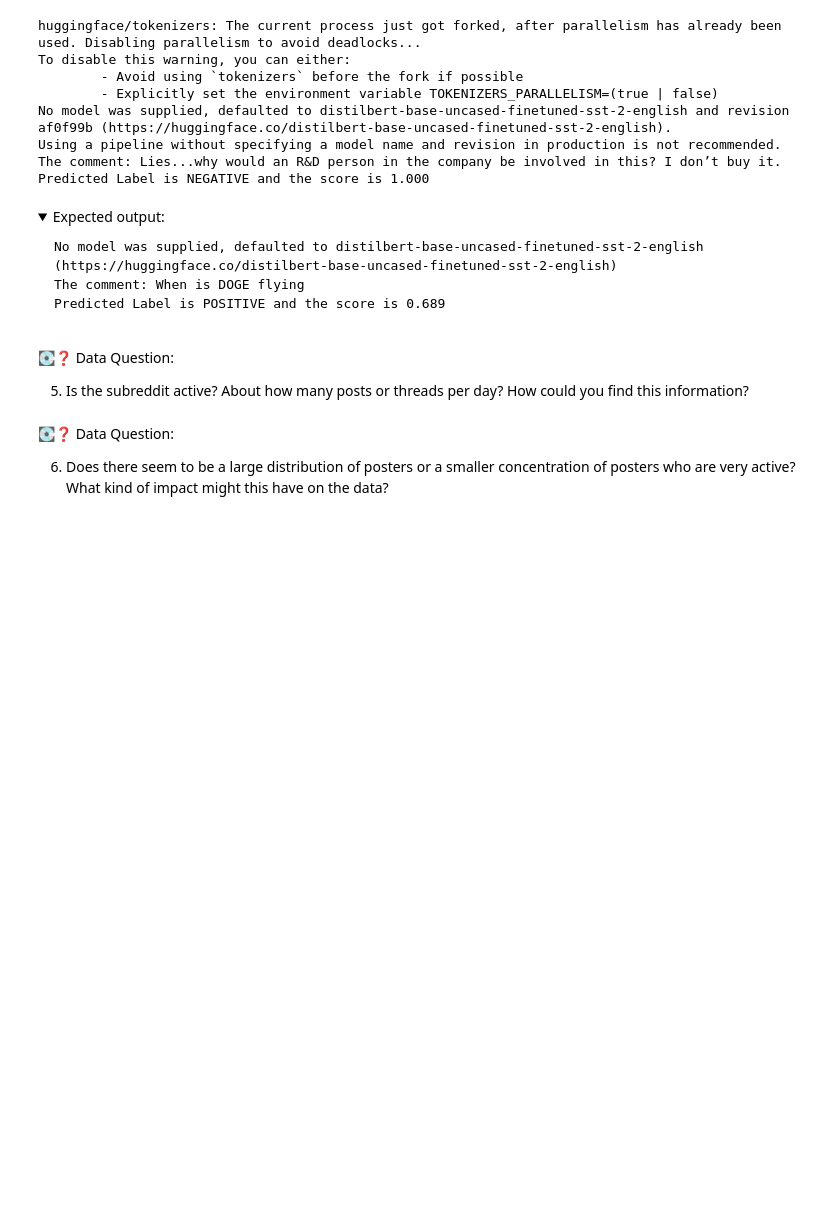
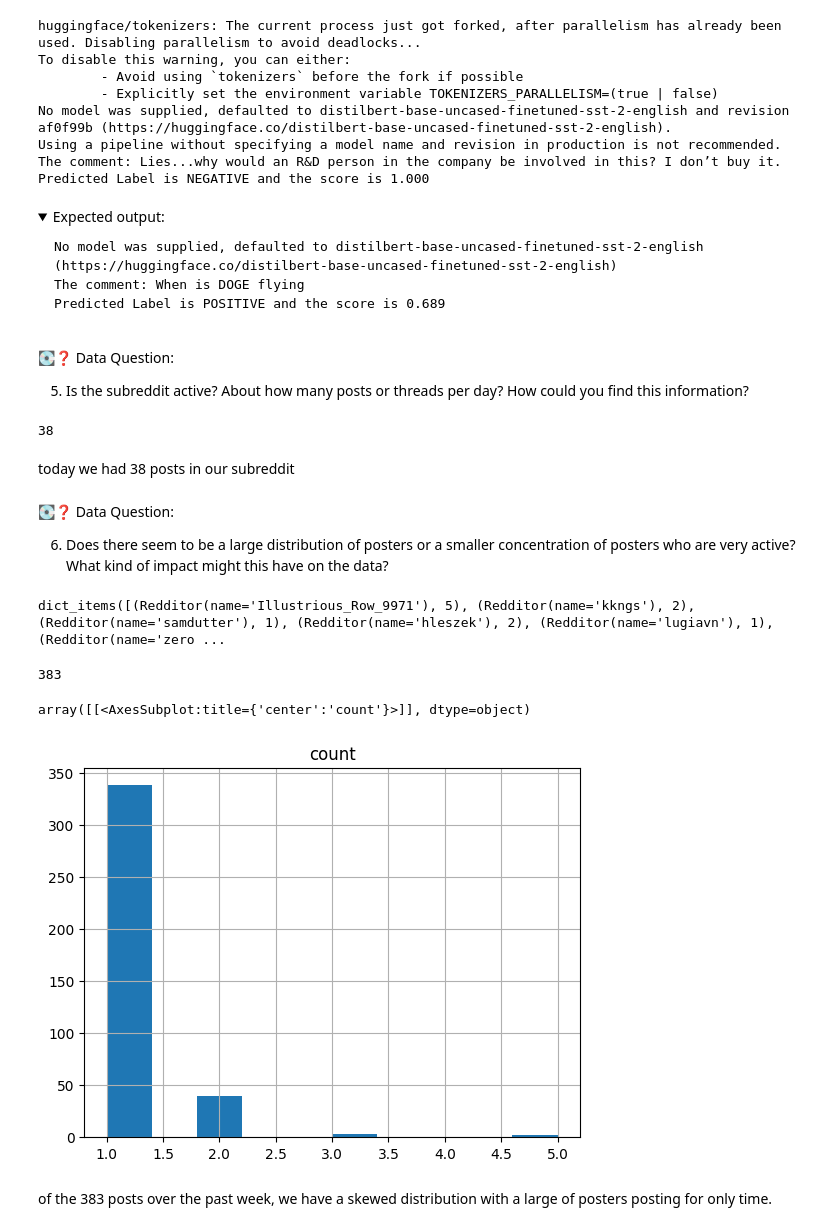
Before and after one commit to swethabez/mle-assign1, a Jupyter notebook: assignments/week-3-reddit-sentiment/analyze-sentiment-subreddit.ipynb, the cells around one changed output. Saved outputs shown, nothing was run; the diff lists cells and outputs as text; code cells hidden in the pictures; folded sections open; blank space fills up the shorter version.

```diff
--- a/assignments/week-3-reddit-sentiment/analyze-sentiment-subreddit.ipynb
+++ b/assignments/week-3-reddit-sentiment/analyze-sentiment-subreddit.ipynb
@@ -517,7 +530,46 @@ Predicted Label is NEGATIVE and the score is 1.000
 💽❓ Data Question:
 
 5. Is the subreddit active? About how many posts or threads per day? How could you find this information?
+# %%
+cntr=0
+for submission in subreddit.top(time_filter = 'day', limit = None):
+    for top_level_comment in submission.comments:
+            if isinstance(top_level_comment, MoreComments):
+                continue
+            cntr+=1
+
+cntr
+# %% [output]
+38
+# %% [markdown]
+today we had 38 posts in our subreddit
 # %% [markdown]
 💽❓ Data Question:
 
 6. Does there seem to be a large distribution of posters or a smaller concentration of posters who are very active? What kind of impact might this have on the data?
+# %%
+from collections import Counter
+post_auth=[]
+for submission in subreddit.top(time_filter = 'week', limit = None):
+    for top_level_comment in submission.comments:
+        if isinstance(top_level_comment, MoreComments):
+            continue
+        post_auth.append(top_level_comment.author)
+
+c = Counter( post_auth )
+print( c.items() )
+# %% [output]
+dict_items([(Redditor(name='Illustrious_Row_9971'), 5), (Redditor(name='kkngs'), 2), (Redditor(name='samdutter'), 1), (Redditor(name='hleszek'), 2), (Redditor(name='lugiavn'), 1), (Redditor(name='zero ...
+# %%
+len(c)
+# %% [output]
+383
+# %%
+import pandas as pd
+c_df=pd.DataFrame(c, index=['count']).transpose()
+c_df.hist('count')
+# %% [output]
+array([[<AxesSubplot:title={'center':'count'}>]], dtype=object)
+[figure, added]
+# %% [markdown]
+of the 383 posts over the past week, we have a skewed distribution with a large of posters posting for only time.
```
Also changed, not shown: parts of 7 cells of this notebook.
